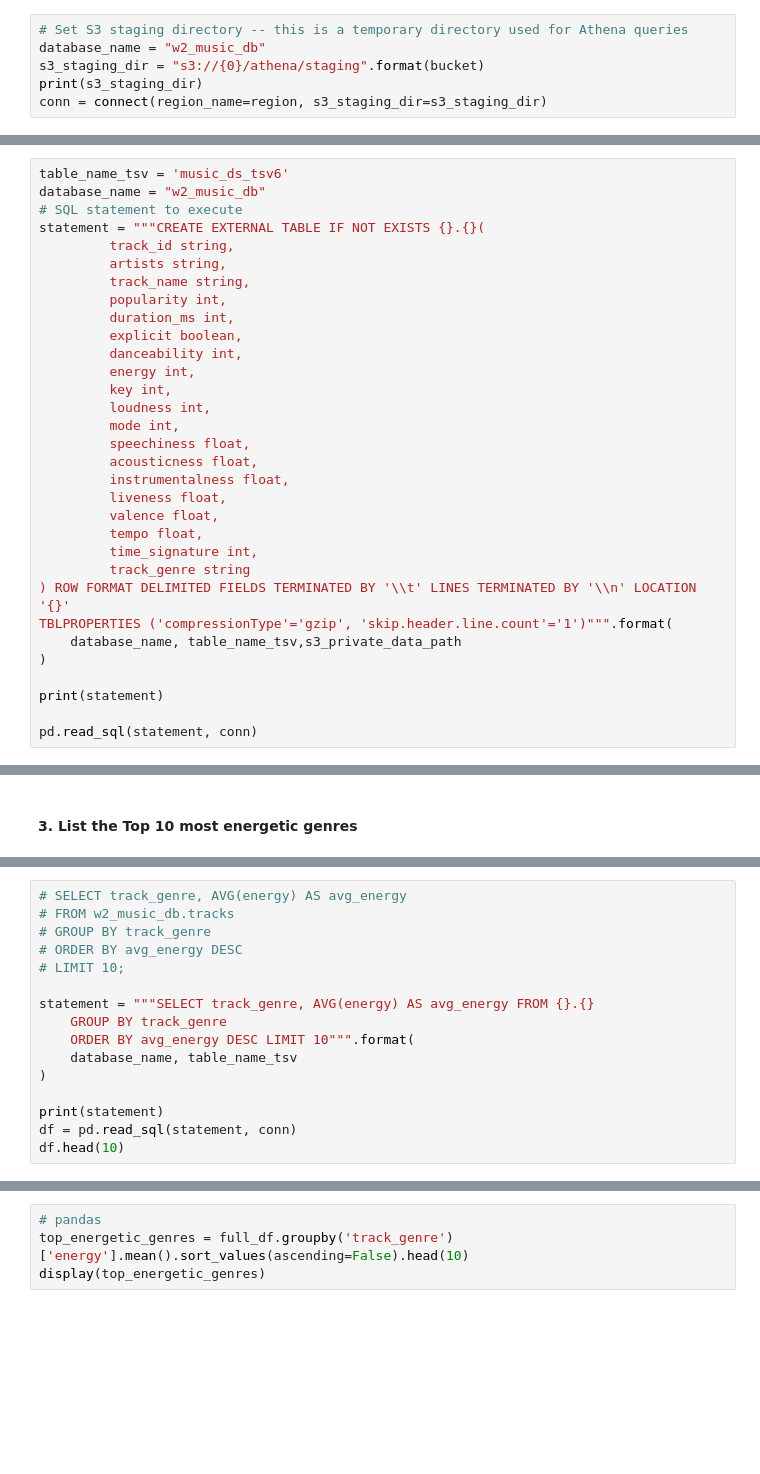
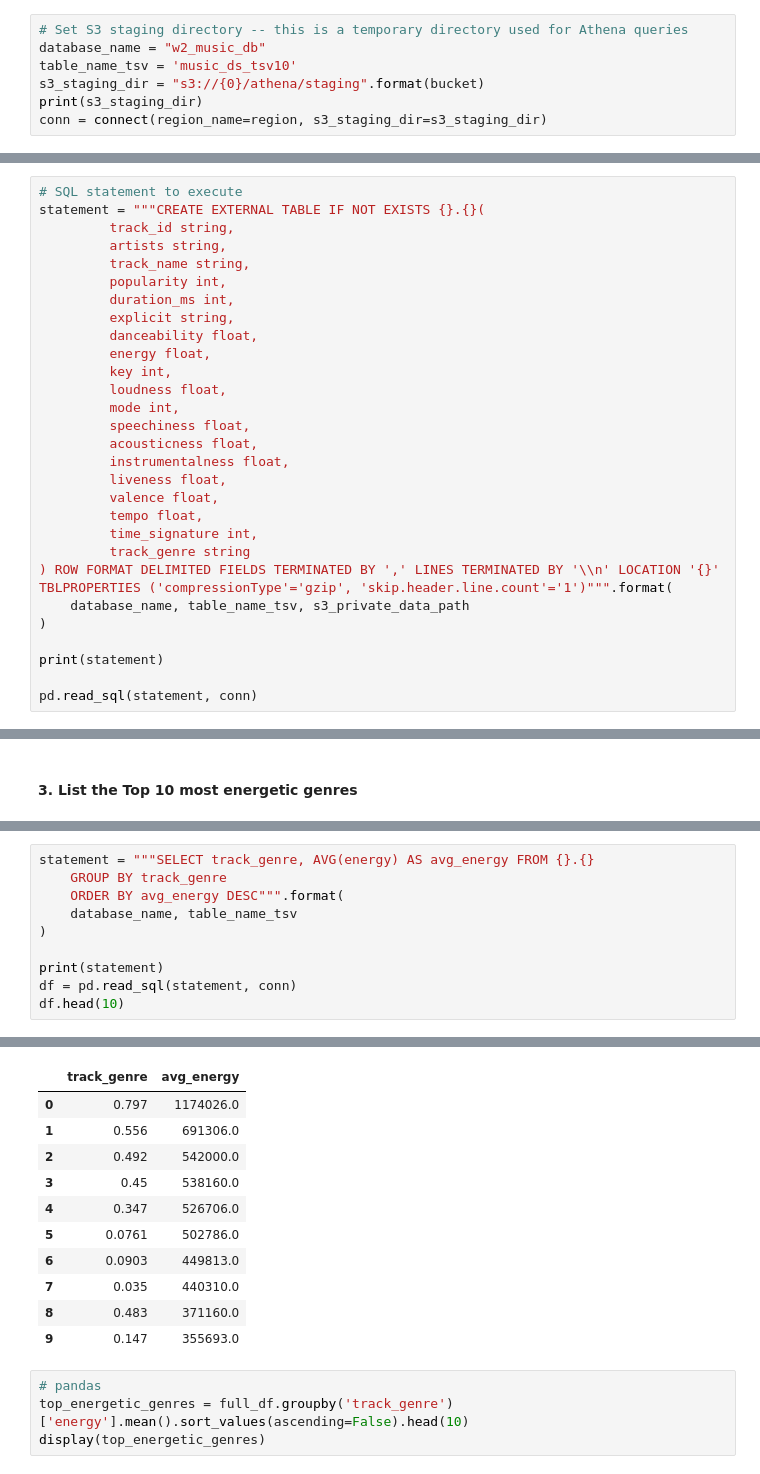
Before and after one commit to samancha/aws-mlops, a Jupyter notebook: s3-sgmkr-athena-queries/SteveAmancha_Assignment2.1.ipynb, the cells around one changed output, grey strips where cells are left out. Cells and saved outputs as stored; diff of their text form; blank space fills up the shorter version.

```diff
--- a/s3-sgmkr-athena-queries/SteveAmancha_Assignment2.1.ipynb
+++ b/s3-sgmkr-athena-queries/SteveAmancha_Assignment2.1.ipynb
@@ -56,6 +66,7 @@ upload: ./dataset_clean.csv to s3://sagemaker-us-east-1-106006112223/w2-musicDat
 # %%
 # Set S3 staging directory -- this is a temporary directory used for Athena queries
 database_name = "w2_music_db"
+table_name_tsv = 'music_ds_tsv10'
 s3_staging_dir = "s3://{0}/athena/staging".format(bucket)
 print(s3_staging_dir)
 conn = connect(region_name=region, s3_staging_dir=s3_staging_dir)
@@ -73,8 +87,6 @@ df_show.head(5)
 # %% [markdown]
 #### Create tables in DB and schemas
 # %%
-table_name_tsv = 'music_ds_tsv6'
-database_name = "w2_music_db"
 # SQL statement to execute
 statement = """CREATE EXTERNAL TABLE IF NOT EXISTS {}.{}(
          track_id string,
@@ -82,11 +94,11 @@ statement = """CREATE EXTERNAL TABLE IF NOT EXISTS {}.{}(
          track_name string,
          popularity int,
          duration_ms int,
-         explicit boolean,
-         danceability int,
-         energy int,
+         explicit string,
+         danceability float,
+         energy float,
          key int,
-         loudness int,
+         loudness float,
          mode int,
          speechiness float,
          acousticness float,
@@ -96,9 +108,9 @@ statement = """CREATE EXTERNAL TABLE IF NOT EXISTS {}.{}(
          tempo float,
          time_signature int,
          track_genre string
-) ROW FORMAT DELIMITED FIELDS TERMINATED BY '\\t' LINES TERMINATED BY '\\n' LOCATION '{}'
+) ROW FORMAT DELIMITED FIELDS TERMINATED BY ',' LINES TERMINATED BY '\\n' LOCATION '{}'
 TBLPROPERTIES ('compressionType'='gzip', 'skip.header.line.count'='1')""".format(
-    database_name, table_name_tsv,s3_private_data_path
+    database_name, table_name_tsv, s3_private_data_path
 )
 
 print(statement)
@@ -228,16 +267,11 @@ print(artists_avg_popularity_list)
 # %%
-# SELECT track_genre, AVG(energy) AS avg_energy
-# FROM w2_music_db.tracks
-# GROUP BY track_genre
-# ORDER BY avg_energy DESC
-# LIMIT 10;
-
 statement = """SELECT track_genre, AVG(energy) AS avg_energy FROM {}.{}
     GROUP BY track_genre
-    ORDER BY avg_energy DESC LIMIT 10""".format(
+    ORDER BY avg_energy DESC""".format(
     database_name, table_name_tsv
 )
 
 print(statement)
 df = pd.read_sql(statement, conn)
 df.head(10)
+# %% [output]
@@ -244,3 +281,14 @@ df.head(10)
+|  | track_genre | avg_energy |
+| 0 | 0.797 | 1174026.0 |
+| 1 | 0.556 | 691306.0 |
+| 2 | 0.492 | 542000.0 |
+| 3 | 0.45 | 538160.0 |
+| 4 | 0.347 | 526706.0 |
+| 5 | 0.0761 | 502786.0 |
+| 6 | 0.0903 | 449813.0 |
+| 7 | 0.035 | 440310.0 |
+| 8 | 0.483 | 371160.0 |
+| 9 | 0.147 | 355693.0 |
 # %%
 # pandas
 top_energetic_genres = full_df.groupby('track_genre')['energy'].mean().sort_values(ascending=False).head(10)
```
Also changed, not shown: parts of 24 cells of this notebook, 1 other file.
